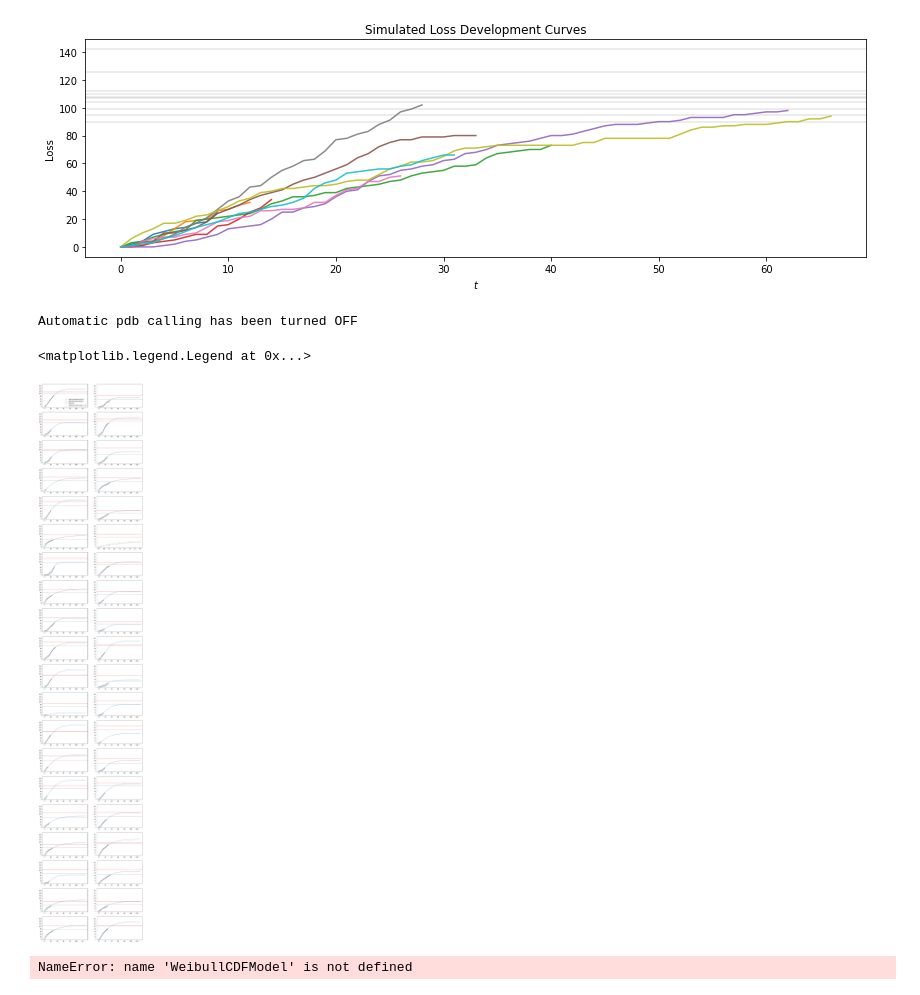
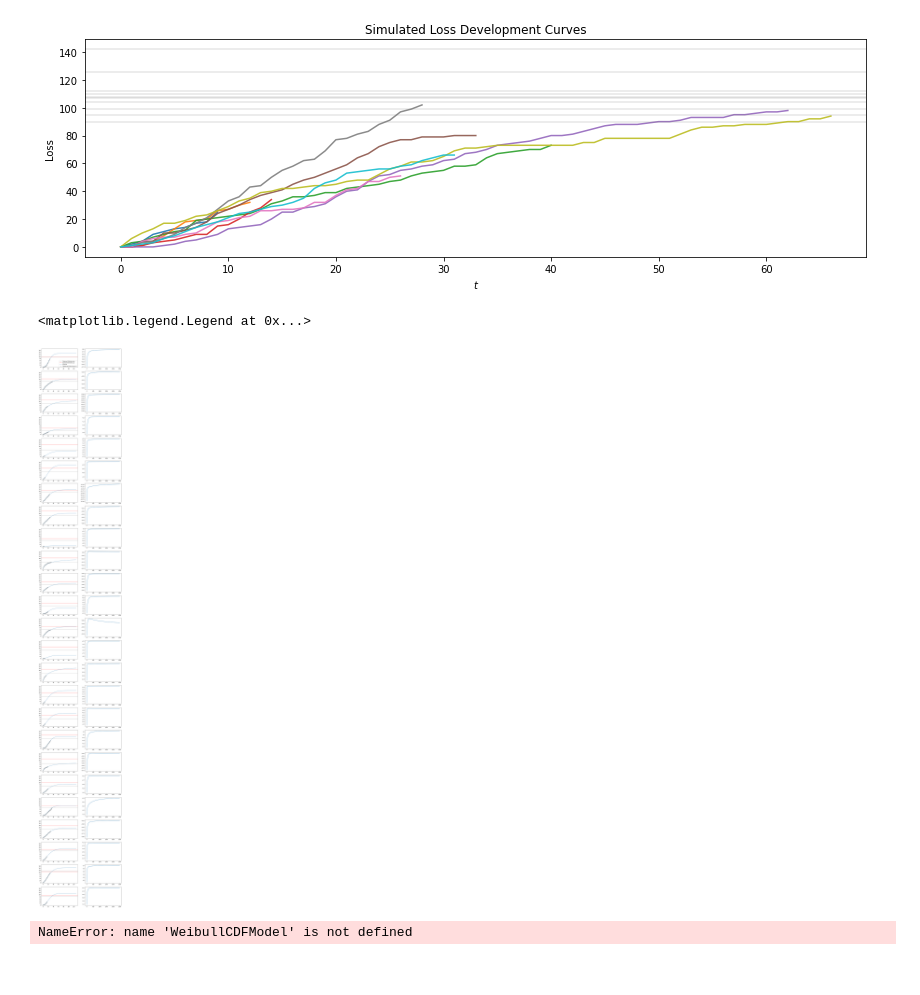
Before and after one commit to madrury/loss-forecasting, a Jupyter notebook: simulation-testing.ipynb, the cells around one changed output. Saved outputs shown, nothing was run; the diff lists cells and outputs as text; code cells hidden in the pictures.

```diff
--- a/simulation-testing.ipynb
+++ b/simulation-testing.ipynb
@@ -35,35 +35,35 @@ ax.set_ylabel("Loss")
 Text(0, 0.5, 'Loss')
 [figure]
 # %%
-%pdb off
-
-N = 20
+N = 25
 
 simulator = FraudForcastingDataSimulator(n_obs_min=5, n_obs_max=40, ultimate_loss_mean=100.0, ultimate_loss_std=15.0)
+models = []
 
 fig, axs = plt.subplots(N, 2, figsize=(14, 4*N))
 
-for ax in axs.flatten():
+for ax0, ax1 in axs:
 
     df = simulator.simulate_multiple_groups(n_groups=1)
-    ax.plot(df['t'], df['y'], color='grey', linestyle='--', linewidth=2)
-    ax.scatter(df['t'], df['y'], color='grey', s=25, alpha=0.5, label="Obeserved Cohort Loss at $t$")
+    ax0.plot(df['t'], df['y'], color='grey', linestyle='--', linewidth=2)
+    ax0.scatter(df['t'], df['y'], color='grey', s=25, alpha=0.5, label="Obeserved Cohort Loss at $t$")
 
-    ax.axhline(df['ultimate_loss'][0], color='grey', alpha=0.6, label="Observed Ultimate Loss")
-    ax.axhline(df['expected_ultimate_loss'][0], color='red', alpha=0.6, label="Expected Ultimate Loss")
+    ax0.axhline(df['ultimate_loss'][0], color='grey', alpha=0.6, label="Observed Ultimate Loss")
+    ax0.axhline(df['expected_ultimate_loss'][0], color='red', alpha=0.6, label="Expected Ultimate Loss")
 
-    model = LossDevelopmentCurveModel(shrinkage=0.1)
+    model = LossDevelopmentCurveModel(shrinkage=0.01)
     model.fit(df['t'].values, df['y'].values)
     forcasts = model.parameters[0] * wb.weibull(np.arange(130), *model.parameters[1:])
-    ax.plot(np.arange(130), forcasts, alpha=0.5, linewidth=2, label="Forecast")
+    ax0.plot(np.arange(130), forcasts, alpha=0.5, linewidth=2, label="Forecast")
 
-    ax.set_ylim([-5.0, 175.0])
+    ax0.set_ylim([-5.0, 175.0])
+
+    ax1.plot(np.arange(len(model.log_likelihoods)), model.log_likelihoods)
 
 axs[0][0].legend()
 # %% [output]
-Automatic pdb calling has been turned OFF
+<matplotlib.legend.Legend at 0x...>
-<matplotlib.legend.Legend at 0x...>
-[figure, old version]
+[figure, new version]
 # %%
 model = WeibullCDFModel()
 model.fit(group_id=df['id'], t=df['t'], y=df['y'])
```
Also changed, not shown: 1 other file.
